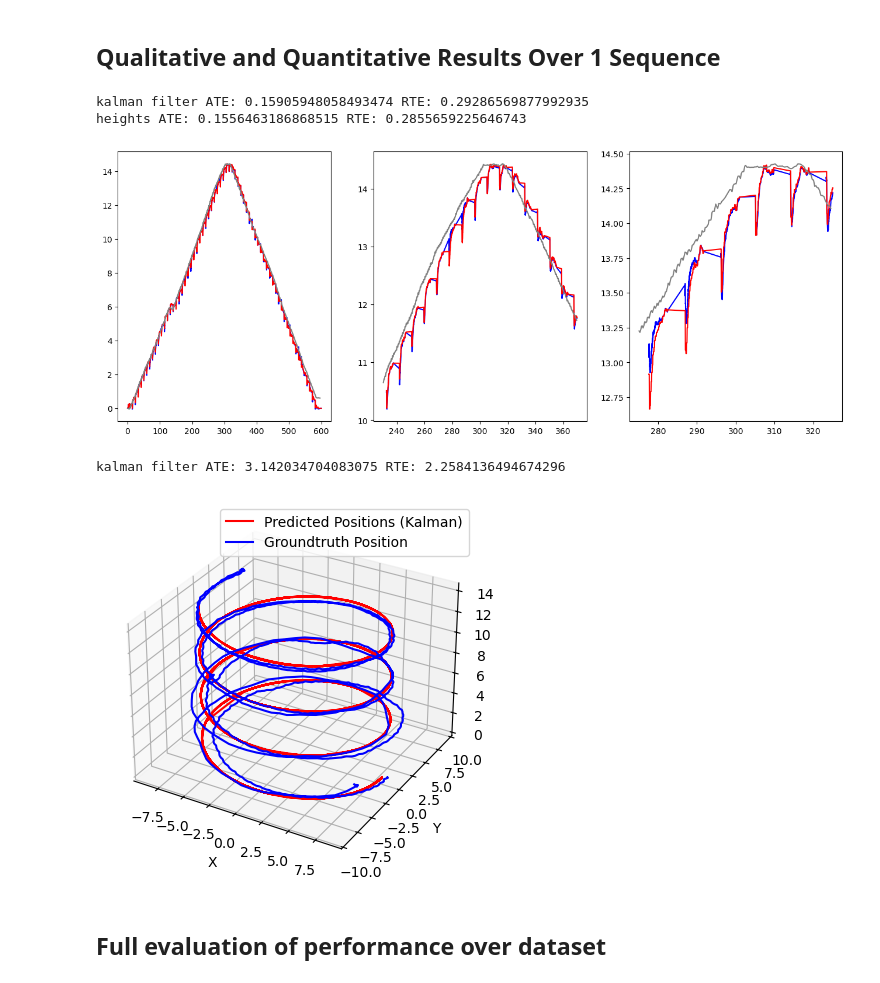
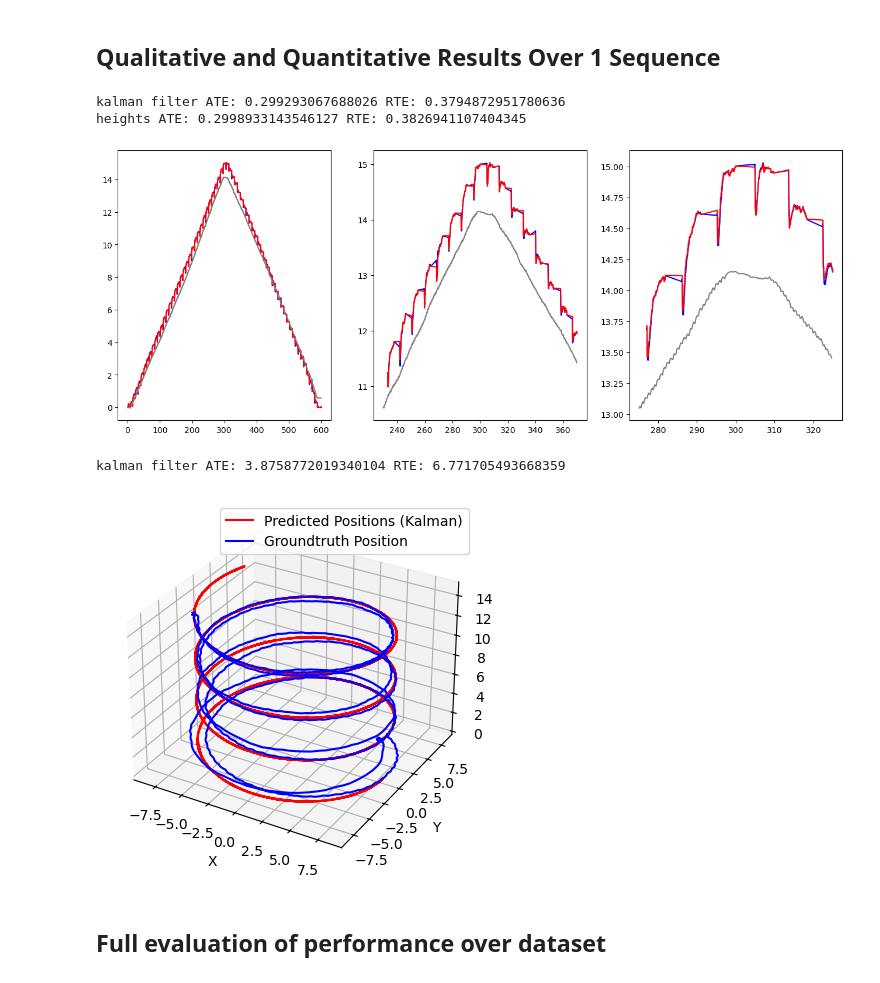
Before and after one commit to YusufHosny/Helixon, a Jupyter notebook: algo-tests/eval_positions.ipynb, the cells around one changed output. Drawn from its saved outputs; the diff is of its cells as text; code cells hidden in the pictures.

Commit message:
added pos eval full dataset and fixed dataset issues

```diff
--- a/algo-tests/eval_positions.ipynb
+++ b/algo-tests/eval_positions.ipynb
@@ -25,7 +24,7 @@ dataset = readAll()
 spiral_pitch = 4.2 #m
 spiral_radius = 8 #m
 path_width = 2.4 #m
-Spiral = Spiral(spiral_pitch, spiral_radius, path_width)
+spiral = Spiral(spiral_pitch, spiral_radius, path_width)
 # %% [markdown]
 # Evaluation of Wi-Fi based Random Forest Implementation
 # %%
@@ -194,7 +193,7 @@ kf = HelixonKalmanFilter(getA, getB, P, Q)
 ## Qualitative and Quantitative Results Over 1 Sequence
 # %%
 # get data from hdf5
-raw_timestamp, raw_9dof, raw_rpy, raw_bno, raw_bmp, raw_pressure, wifidata, gt_timestamp, gt_position, gt_orientation = readHDF5('RandomUDP6')
+raw_timestamp, raw_9dof, raw_rpy, raw_bno, raw_bmp, raw_pressure, wifidata, gt_timestamp, gt_position, gt_orientation = dataset[2]
 
 # convenience
 Z = 2
@@ -230,7 +229,7 @@ us = global_accel_z
 predicted_heights = kf.run_offline(us, ys, H, R, ts)[:, 0].reshape(-1, 1)
 predicted_positions = []
 for height in predicted_heights:
-    predicted_positions.append(Spiral.point_at_z(height))
+    predicted_positions.append(spiral.point_at_z(height))
 predicted_positions = np.array(predicted_positions)
 
 # ATE and RTE for heights only
@@ -269,40 +268,40 @@ ax3.plot(ts[ixraw_1:ixraw_2], heights.flatten()[ixraw_1:ixraw_2], 'red')
 ax3.plot(gt_timestamp[ixgt_1:ixgt_2], gt_position[ixgt_1:ixgt_2, 2], 'gray')
 plt.show()
 # %% [output]
-kalman filter ATE: 0.15905948058493474 RTE: 0.29286569877992935
-heights ATE: 0.1556463186868515 RTE: 0.2855659225646743
+kalman filter ATE: 0.299293067688026 RTE: 0.3794872951780636
+heights ATE: 0.2998933143546127 RTE: 0.3826941107404345
-[figure, old version]
+[figure, new version]
 # %%
 # Generating spiral from "raw heights"
 predicted_positions = []
 for height in predicted_heights:
-    predicted_positions.append(Spiral.point_at_z(height))
+    predicted_positions.append(spiral.point_at_z(height))
 
 predicted_positions = np.array(predicted_positions)
 
 # Aligning spirals at (x, y) = (0, 0)
-predicted_positions = Spiral.center_spiral(predicted_positions).reshape((-1, 3))
-gt_position = Spiral.center_spiral(gt_position)
+predicted_positions = spiral.center_spiral(predicted_positions).reshape((-1, 3))
+gt_position = spiral.center_spiral(gt_position)
 
 # ATE and RTE for predictions
 ateKALMAN, rteKALMAN = compute_ate_rte(np.concatenate((np.array(ts).reshape((-1, 1)), predicted_positions), axis=1),
                                     np.concatenate((np.array(gt_timestamp).reshape((-1, 1)), gt_position), axis=1))
 
 print(f'kalman filter ATE: {ateKALMAN} RTE: {rteKALMAN}')
 
 # Plotting predicted and gt spirals
 fig = plt.figure()
 ax = plt.axes(projection='3d')
 predicted_positions = np.array(predicted_positions)  # Convert list to NumPy array
 ax.plot3D(predicted_positions[:, 0], predicted_positions[:, 1], predicted_positions[:, 2], 'red', label='Predicted Positions (Kalman)')
 ax.plot3D(gt_position[:, 0], gt_position[:, 1], gt_position[:, 2], 'blue', label='Groundtruth Position')
 ax.set_xlabel('X')
 ax.set_ylabel('Y')
 ax.set_zlabel('Z')
 ax.legend()
 plt.show()
 # %% [output]
-kalman filter ATE: 3.142034704083075 RTE: 2.2584136494674296
+kalman filter ATE: 3.8758772019340104 RTE: 6.771705493668359
-[figure, old version]
+[figure, new version]
 # %% [markdown]
 ## Full evaluation of performance over dataset
```
Also changed, not shown: parts of 6 cells of this notebook, 29 other files.
